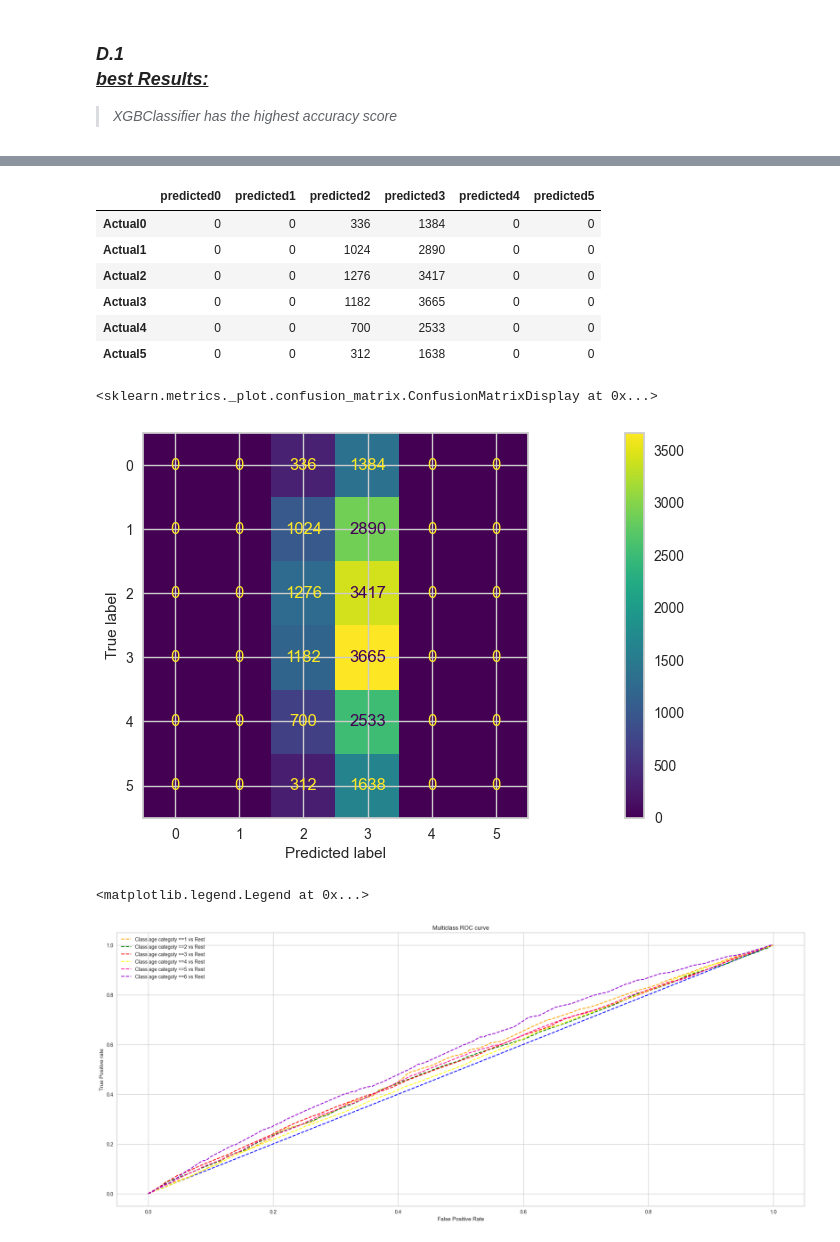
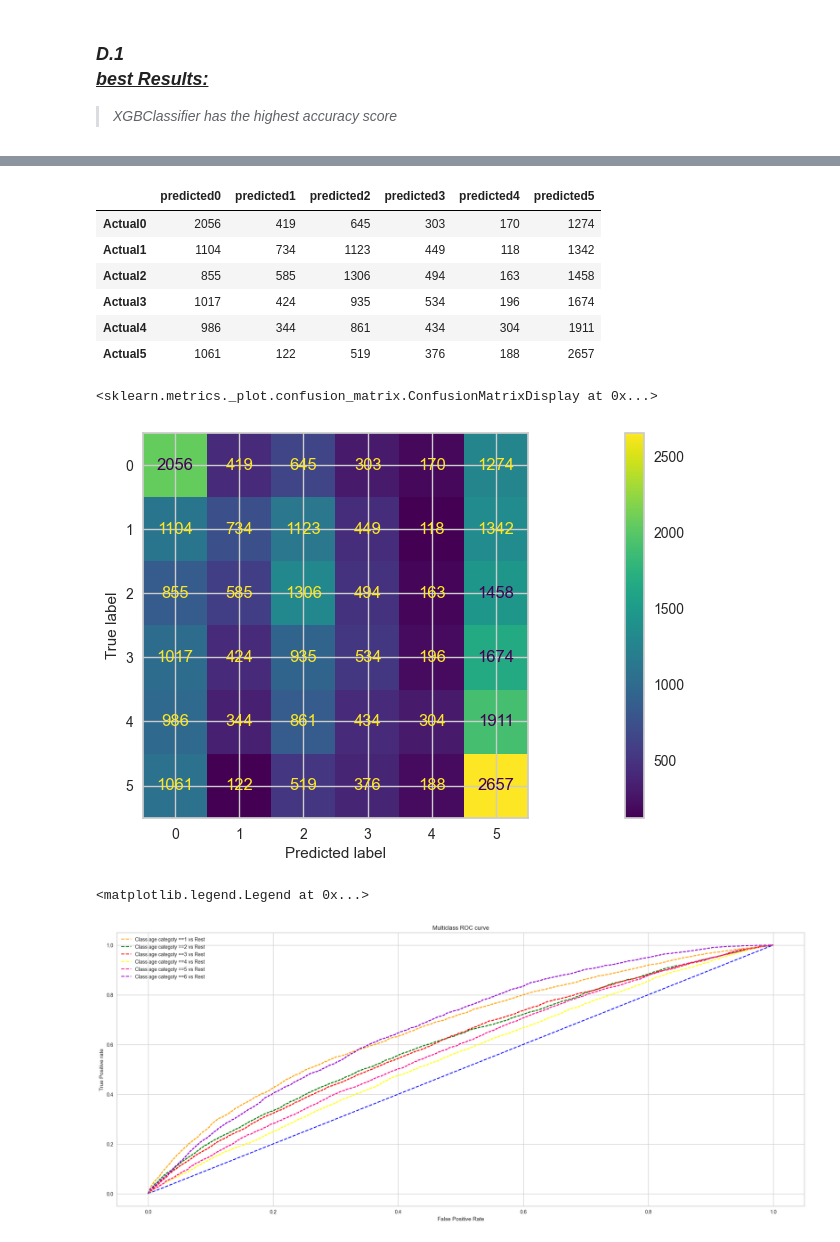
Before and after one commit to omars1234/Insurance_Analysis, a Jupyter notebook: Notebooks/Data_Classification/agecat_classifier_param.ipynb, the cells around one changed output, grey strips where cells are left out. Saved outputs shown, nothing was run; the diff lists cells and outputs as text; code cells hidden in the pictures.

```diff
--- a/Notebooks/Data_Classification/agecat_classifier_param.ipynb
+++ b/Notebooks/Data_Classification/agecat_classifier_param.ipynb
@@ -162,3 +164,7 @@ y=df5["agecat"]
+# %%
+from imblearn.over_sampling import SMOTE
+smk=SMOTE(random_state=41)
+x,y=smk.fit_resample(x,y)
 # %% [markdown]
 #### *B.5. <br> <u>data splitting (training & testing) :*</u>
 # %%
@@ -579,10 +567,3 @@ model_catboost_best Accuracy_result: 0.23868939431153902
 ---
 # %% [markdown]
 ### *D <br> <u>* *running Results:*</u>
-# %%
-best_model_XGBClassifier = fmin(fn=model_XGBClassifier, space=space_xgboost_clf, algo=tpe.suggest, max_evals=10)
-best_model_rf_clf = fmin(fn=model_rf_clf, space=space_rf_clf, algo=tpe.suggest, max_evals=10)
-best_model_GradientBoosting_clf = fmin(fn=model_GradientBoosting_clf, space=space_GradientBoosting_clf, algo=tpe.suggest, max_evals=10)
-best_model_DT = fmin(fn=model_DT, space=space_DT, algo=tpe.suggest, max_evals=10)
-best_model_BaggingClassifier=fmin(fn=model_Bagging, space=space_Bagging_clf, algo=tpe.suggest, max_evals=10)
-best_model_catboost = fmin(fn=model_catboost, space=space_catboost_clf, algo=tpe.suggest, max_evals=10)
@@ -623,14 +577,15 @@ Accuracy_list=[]
 model_opt = Pipeline(
         steps=[
             #('preprocessor', preprocessor),
-              ("RandomForestClassifier",RandomForestClassifier(
-                                    n_estimators=int(best_model_rf_clf['n_estimators']),
-                                    #criterion=int(best_model_rf_clf['criterion']),
-                                    max_depth=int(best_model_rf_clf['max_depth']),
-                                    min_samples_split=float(best_model_rf_clf['min_samples_split']),
-                                    min_samples_leaf=float(best_model_rf_clf['min_samples_leaf']),
-                                    #max_features=float(space_rf_clf["max_features"]),
-                                    bootstrap=int(best_model_rf_clf['bootstrap'])
+              ("XGBClassifier",XGBClassifier(
+               learning_rate=float(best_model_XGBClassifier['learning_rate']),
+               n_estimators=int(best_model_XGBClassifier['n_estimators']),
+               max_depth=int(best_model_XGBClassifier['max_depth']),
+               min_child_weight=int(best_model_XGBClassifier['min_child_weight']),
+               subsample=float(best_model_XGBClassifier["subsample"]),
+               gamma=float(best_model_XGBClassifier['gamma']),
+               colsample_bytree=float(best_model_XGBClassifier['colsample_bytree'])
+
 
                                     ))
 
@@ -666,30 +621,30 @@ index_names=[f"Actual{label}"for label in labels ]
 pd.DataFrame(confusion_matrix(ytest, y_pred),columns=col_names,index=index_names)
 # %% [output]
 |  | predicted0 | predicted1 | predicted2 | predicted3 | predicted4 | predicted5 |
-| Actual0 | 0 | 0 | 336 | 1384 | 0 | 0 |
-| Actual1 | 0 | 0 | 1024 | 2890 | 0 | 0 |
-| Actual2 | 0 | 0 | 1276 | 3417 | 0 | 0 |
-| Actual3 | 0 | 0 | 1182 | 3665 | 0 | 0 |
-| Actual4 | 0 | 0 | 700 | 2533 | 0 | 0 |
-| Actual5 | 0 | 0 | 312 | 1638 | 0 | 0 |
+| Actual0 | 2056 | 419 | 645 | 303 | 170 | 1274 |
+| Actual1 | 1104 | 734 | 1123 | 449 | 118 | 1342 |
+| Actual2 | 855 | 585 | 1306 | 494 | 163 | 1458 |
+| Actual3 | 1017 | 424 | 935 | 534 | 196 | 1674 |
+| Actual4 | 986 | 344 | 861 | 434 | 304 | 1911 |
+| Actual5 | 1061 | 122 | 519 | 376 | 188 | 2657 |
 # %%
 matplotlib.rcParams["figure.figsize"]=(25,5)
 ConfusionMatrixDisplay(confusion_matrix(ytest,y_pred)).plot()
 # %% [output]
 <sklearn.metrics._plot.confusion_matrix.ConfusionMatrixDisplay at 0x...>
-[figure, old version]
+[figure, new version]
 # %%
 from sklearn.multiclass import OneVsRestClassifier
 # %%
 matplotlib.rcParams["figure.figsize"]=(25,10)
-clf = OneVsRestClassifier(RandomForestClassifier(
-                                    n_estimators=int(best_model_rf_clf['n_estimators']),
-                                    #criterion=int(best_model_rf_clf['criterion']),
-                                    max_depth=int(best_model_rf_clf['max_depth']),
-                                    min_samples_split=float(best_model_rf_clf['min_samples_split']),
-                                    min_samples_leaf=float(best_model_rf_clf['min_samples_leaf']),
-                                    #max_features=float(space_rf_clf["max_features"]),
-                                    bootstrap=int(best_model_rf_clf['bootstrap'])))
+clf = OneVsRestClassifier(XGBClassifier(
+               learning_rate=float(best_model_XGBClassifier['learning_rate']),
+               n_estimators=int(best_model_XGBClassifier['n_estimators']),
+               max_depth=int(best_model_XGBClassifier['max_depth']),
+               min_child_weight=int(best_model_XGBClassifier['min_child_weight']),
+               subsample=float(best_model_XGBClassifier["subsample"]),
+               gamma=float(best_model_XGBClassifier['gamma']),
+               colsample_bytree=float(best_model_XGBClassifier['colsample_bytree'])))
 
 
 clf.fit(xtrain, ytrain)
@@ -697,34 +652,34 @@ pred = clf.predict(xtest)
 pred_prob = clf.predict_proba(xtest)
 
 # roc curve for classes
 fpr = {}
 tpr = {}
 thresh ={}
 
 n_class = 6
 
 random_probs = [0 for i in range(len(ytest))]
 p_fpr, p_tpr, _ = roc_curve(ytest, random_probs, pos_label=1)
 for i in range(n_class):
     fpr[i], tpr[i], thresh[i] = roc_curve(ytest, pred_prob[:,i], pos_label=i)
 
 # plotting
 plt.plot(p_fpr, p_tpr, linestyle='--', color='blue')
 plt.plot(fpr[0], tpr[0], linestyle='--',color='orange', label='Class age categoty ==1 vs Rest')
 plt.plot(fpr[1], tpr[1], linestyle='--',color='green', label='Class age categoty ==2 vs Rest')
 plt.plot(fpr[2], tpr[2], linestyle='--',color='red', label='Class age categoty ==3 vs Rest')
 plt.plot(fpr[3], tpr[3], linestyle='--',color='yellow', label='Class age categoty ==4 vs Rest')
 plt.plot(fpr[4], tpr[4], linestyle='--',color='DeepPink', label='Class age categoty ==5 vs Rest')
 plt.plot(fpr[5], tpr[5], linestyle='--',color='DarkViolet', label='Class age categoty ==6 vs Rest')
 
 plt.title('Multiclass ROC curve')
 plt.xlabel('False Positive Rate')
 plt.ylabel('True Positive rate')
 plt.legend(loc='best')
 #plt.savefig('Multiclass ROC',dpi=300);
 # %% [output]
 <matplotlib.legend.Legend at 0x...>
-[figure, old version]
+[figure, new version]
 # %%
 plt.subplot(231)
 plt.plot(p_fpr, p_tpr, linestyle='--', color='blue')
```
Also changed, not shown: parts of 14 cells of this notebook, 8 other files.
